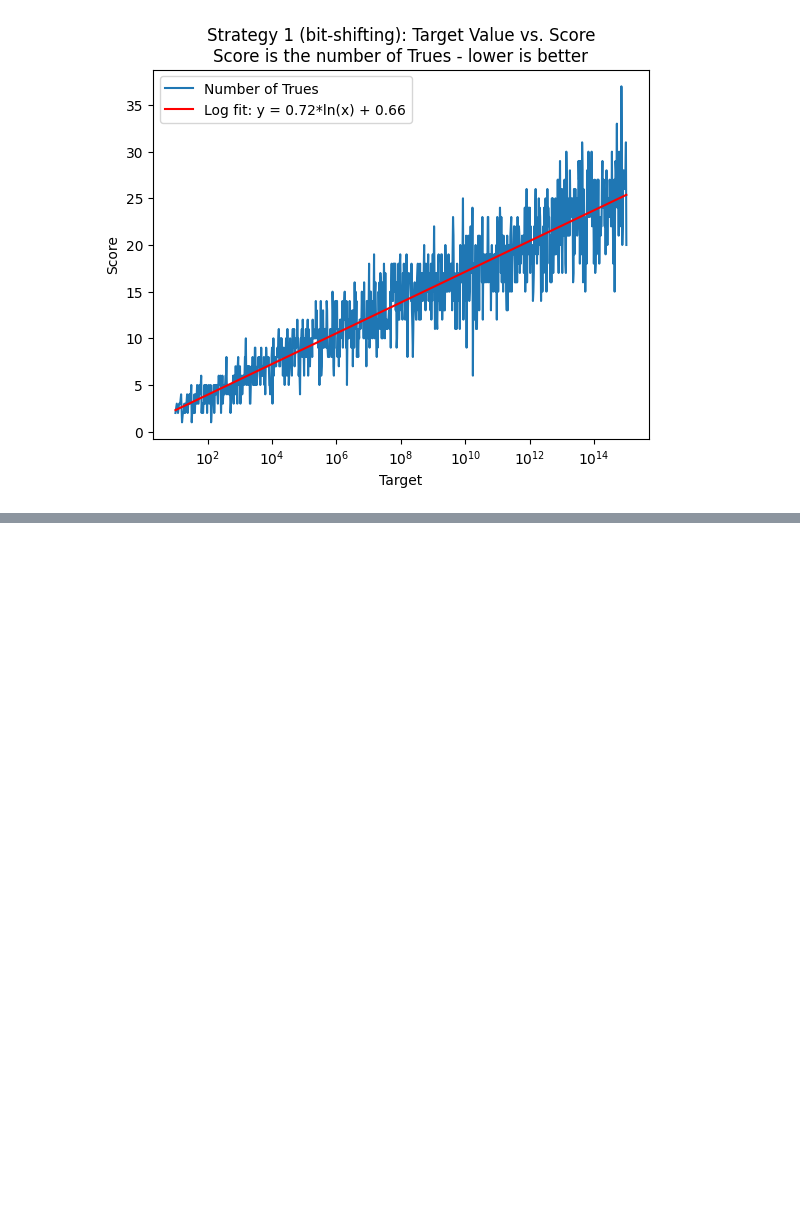
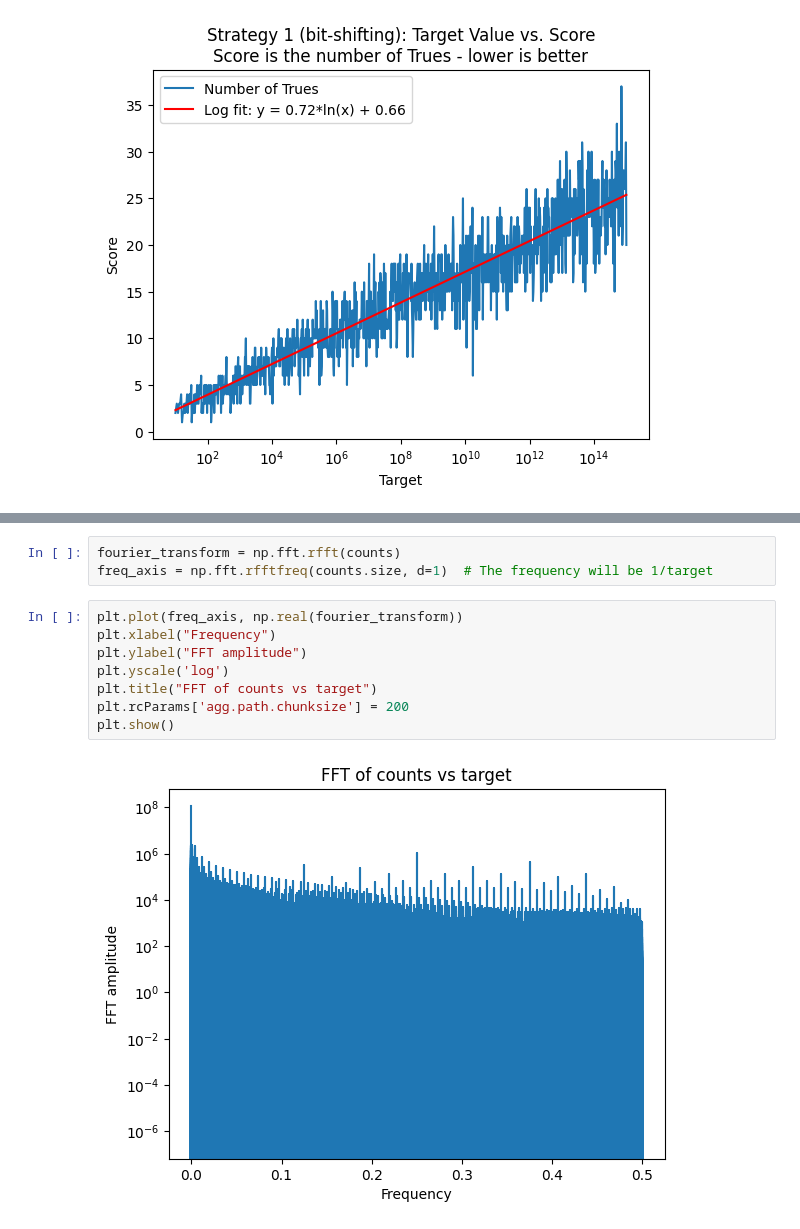
Before and after one commit to jonahjlee/misc-notebooks, a Jupyter notebook: fun_stuff/nothing_but_true.ipynb, the cells around one changed output, grey strips where cells are left out. Drawn from its saved outputs; the diff is of its cells as text; blank space fills up the shorter version.

```diff
--- a/fun_stuff/nothing_but_true.ipynb
+++ b/fun_stuff/nothing_but_true.ipynb
@@ -290,0 +310,13 @@ I chose to exclude negative numbers here because the values are the same (there'
+# %%
+fourier_transform = np.fft.rfft(counts)
+freq_axis = np.fft.rfftfreq(counts.size, d=1)  # The frequency will be 1/target
+# %%
+plt.plot(freq_axis, np.real(fourier_transform))
+plt.xlabel("Frequency")
+plt.ylabel("FFT amplitude")
+plt.yscale('log')
+plt.title("FFT of counts vs target")
+plt.rcParams['agg.path.chunksize'] = 200
+plt.show()
+# %% [output]
+[figure, added]
```
Also changed, not shown: parts of 4 cells of this notebook.
